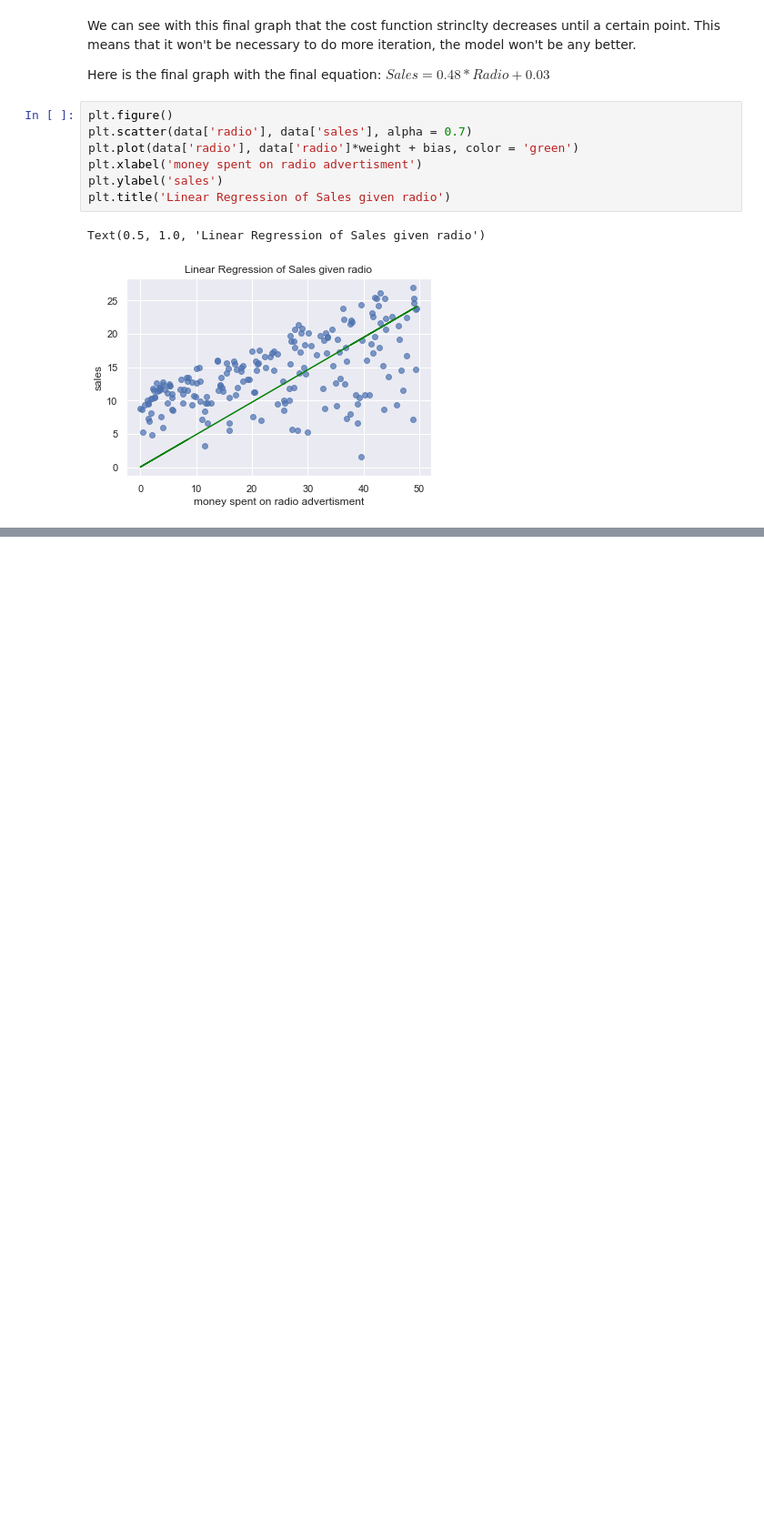
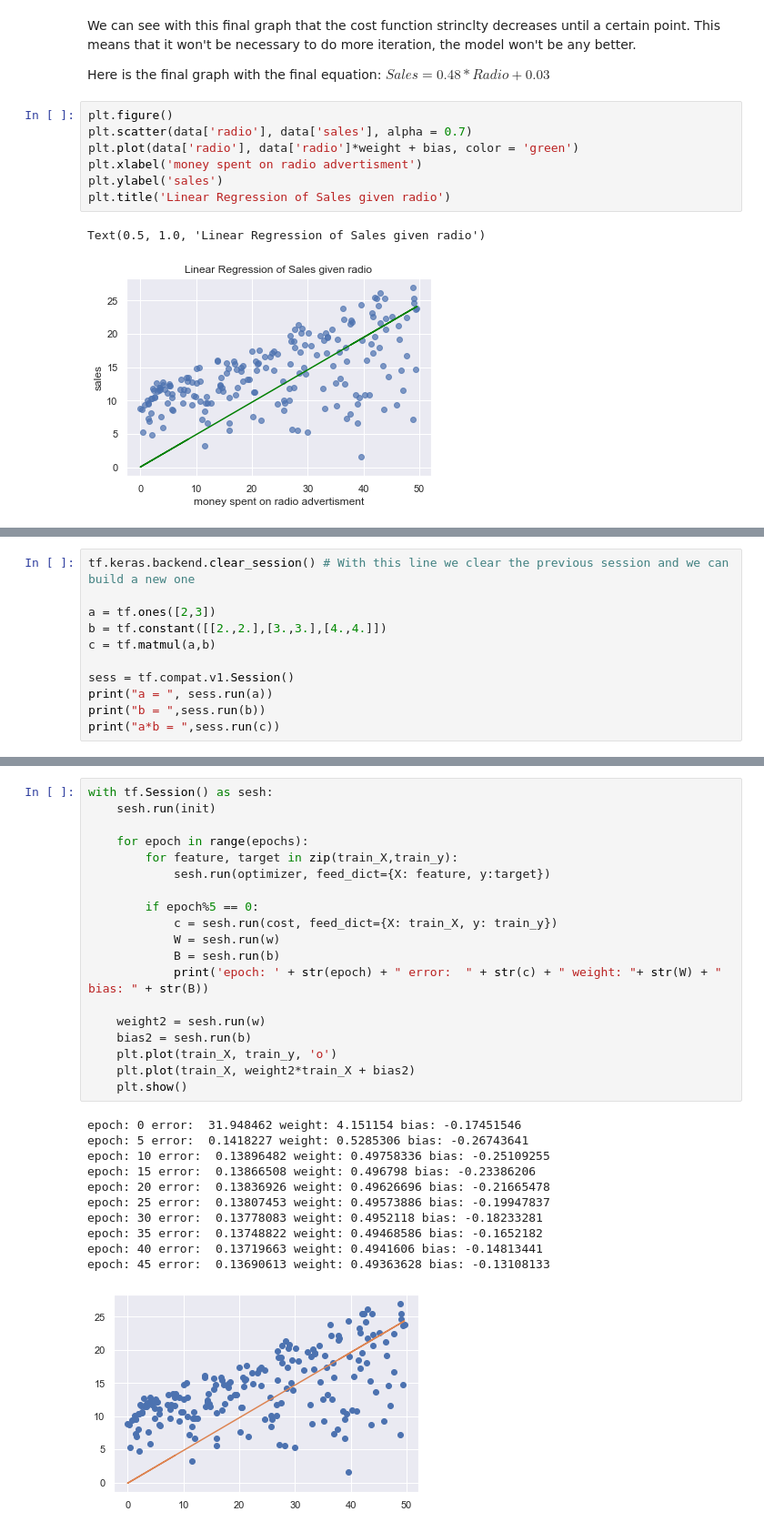
Before and after one commit to TrefleEncornet2/PortFolio, a Jupyter notebook: Intro_tensorflow.ipynb, the cells around one changed output, grey strips where cells are left out. Shown at 91% size. Cells and saved outputs as stored; diff of their text form; blank space fills up the shorter version.

```diff
--- a/Intro_tensorflow.ipynb
+++ b/Intro_tensorflow.ipynb
@@ -255,0 +344,11 @@ Text(0.5, 1.0, 'Linear Regression of Sales given radio')
+# %%
+tf.keras.backend.clear_session() # With this line we clear the previous session and we can build a new one
+
+a = tf.ones([2,3])
+b = tf.constant([[2.,2.],[3.,3.],[4.,4.]])
+c = tf.matmul(a,b)
+
+sess = tf.compat.v1.Session()
+print("a = ", sess.run(a))
+print("b = ",sess.run(b))
+print("a*b = ",sess.run(c))
@@ -255,0 +399,31 @@ Text(0.5, 1.0, 'Linear Regression of Sales given radio')
+# %%
+with tf.Session() as sesh:
+    sesh.run(init)
+
+    for epoch in range(epochs):
+        for feature, target in zip(train_X,train_y):
+            sesh.run(optimizer, feed_dict={X: feature, y:target})
+
+        if epoch%5 == 0:
+            c = sesh.run(cost, feed_dict={X: train_X, y: train_y})
+            W = sesh.run(w)
+            B = sesh.run(b)
+            print('epoch: ' + str(epoch) + " error:  " + str(c) + " weight: "+ str(W) + " bias: " + str(B))
+
+    weight2 = sesh.run(w)
+    bias2 = sesh.run(b)
+    plt.plot(train_X, train_y, 'o')
+    plt.plot(train_X, weight2*train_X + bias2)
+    plt.show()
+# %% [output]
+epoch: 0 error:  31.948462 weight: 4.151154 bias: -0.17451546
+epoch: 5 error:  0.1418227 weight: 0.5285306 bias: -0.26743641
+epoch: 10 error:  0.13896482 weight: 0.49758336 bias: -0.25109255
+epoch: 15 error:  0.13866508 weight: 0.496798 bias: -0.23386206
+epoch: 20 error:  0.13836926 weight: 0.49626696 bias: -0.21665478
+epoch: 25 error:  0.13807453 weight: 0.49573886 bias: -0.19947837
+epoch: 30 error:  0.13778083 weight: 0.4952118 bias: -0.18233281
+epoch: 35 error:  0.13748822 weight: 0.49468586 bias: -0.1652182
+epoch: 40 error:  0.13719663 weight: 0.4941606 bias: -0.14813441
+epoch: 45 error:  0.13690613 weight: 0.49363628 bias: -0.13108133
+[figure, added]
```
Also changed, not shown: parts of 18 cells of this notebook.
